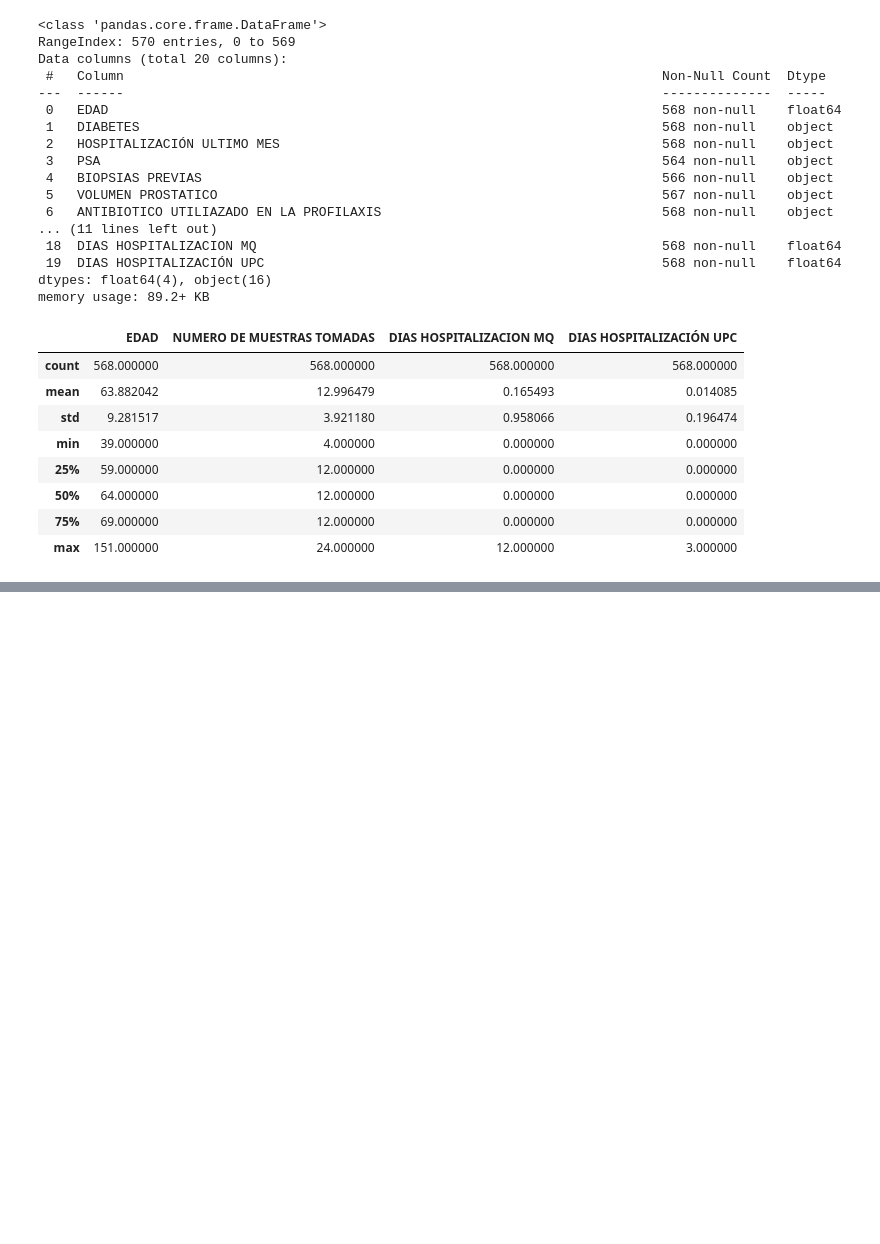
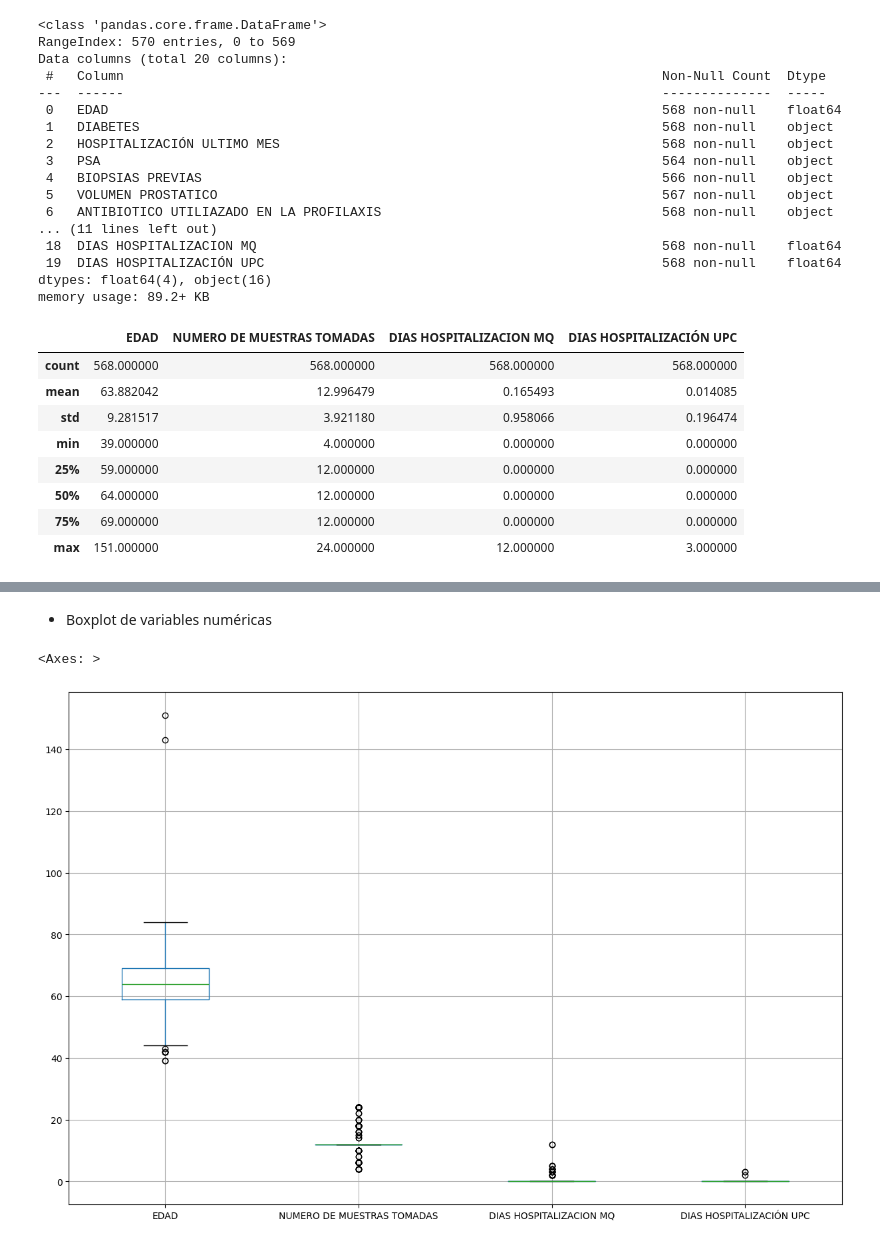
Before and after one commit to SebastianGSVV/Integrador_M6, a Jupyter notebook: Integrador_M6.ipynb, the cells around one changed output, grey strips where cells are left out. Cells and saved outputs as stored; diff of their text form; code cells hidden in the pictures; blank space fills up the shorter version.

```diff
--- a/Integrador_M6.ipynb
+++ b/Integrador_M6.ipynb
@@ -49,0 +63,7 @@ memory usage: 89.2+ KB
+# %% [markdown]
++ Boxplot de variables numéricas
+# %%
+df.boxplot(figsize=(15, 10))
+# %% [output]
+<Axes: >
+[figure, added]
```
Also changed, not shown: parts of 5 cells of this notebook.
